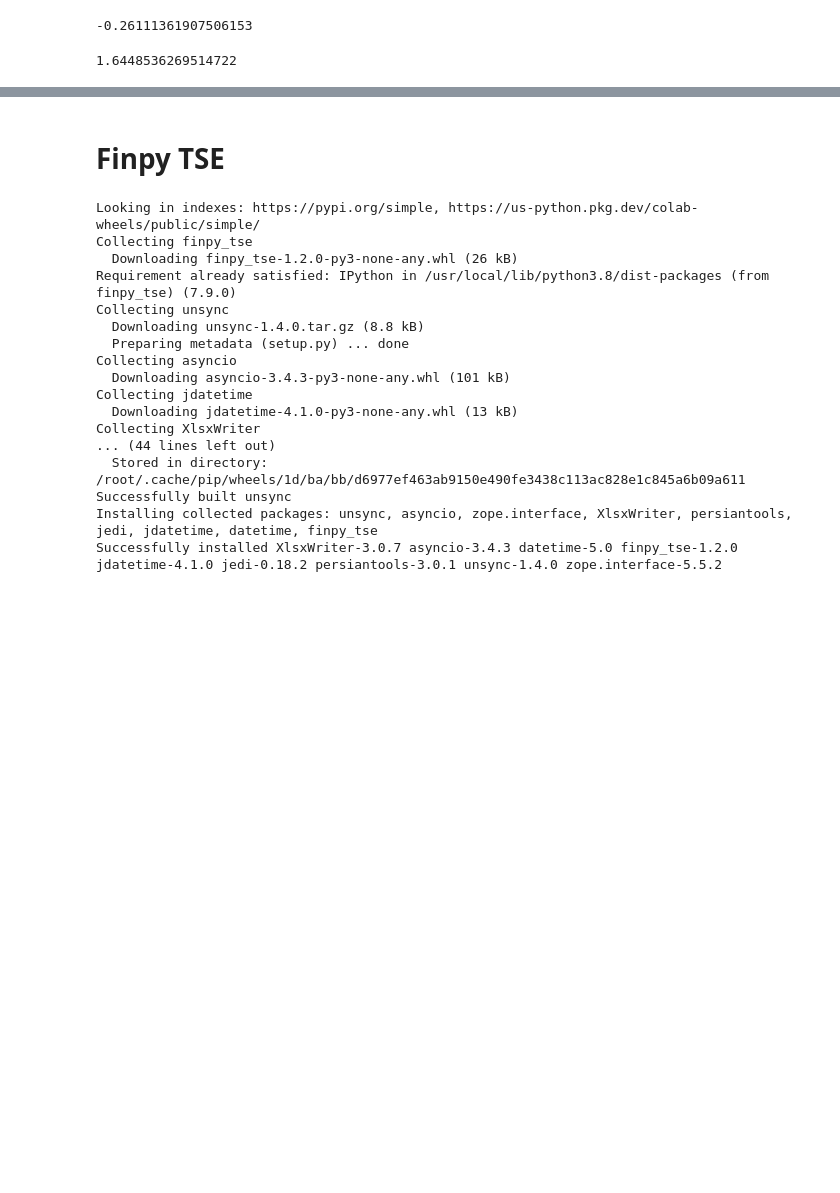
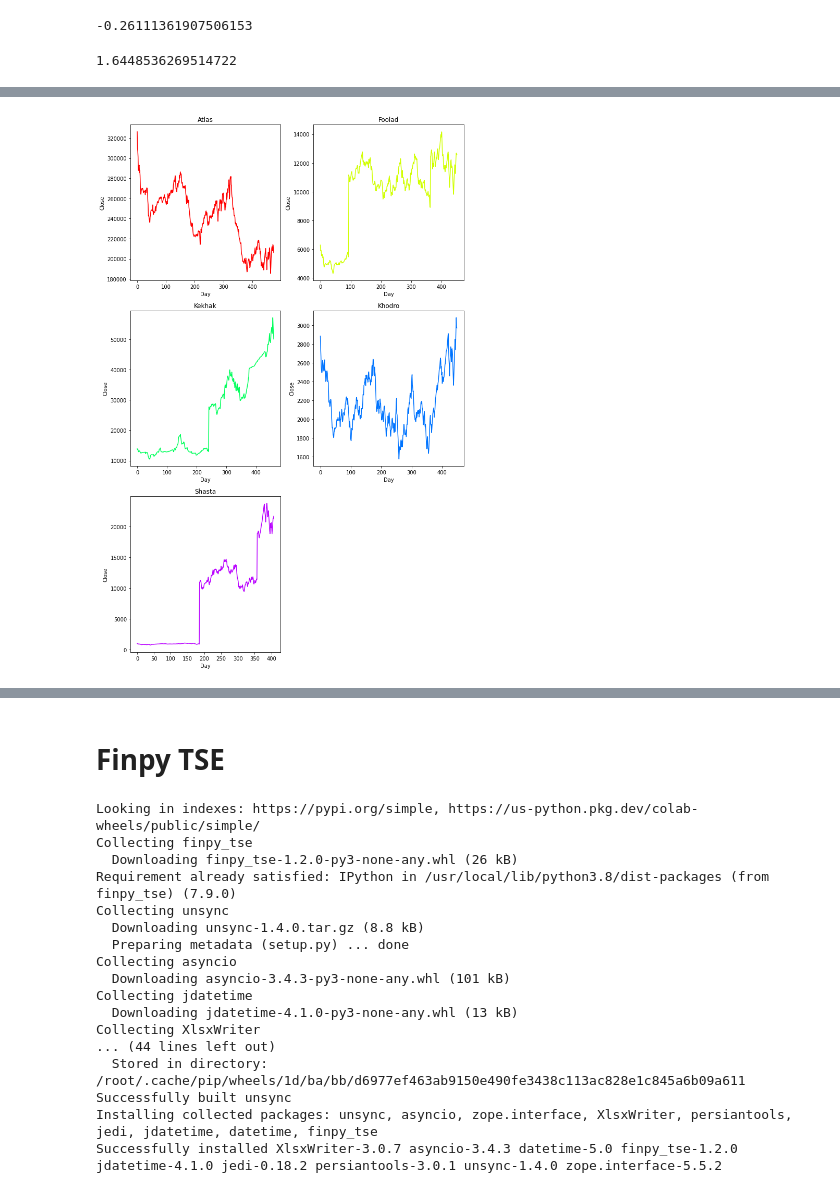
Before and after one commit to AUT-Student/SML-Project, a Jupyter notebook: SML_Project_Q1.ipynb, the cells around one changed output, grey strips where cells are left out. Cells and saved outputs as stored; diff of their text form; code cells hidden in the pictures; blank space fills up the shorter version.

Commit message:
Q1: Window Returns

```diff
--- a/SML_Project_Q1.ipynb
+++ b/SML_Project_Q1.ipynb
@@ -116,0 +101,14 @@ norm.ppf(1-0.05)
+# %%
+datasets = {
+    "Atlas": atlas_dataset,
+    "Foolad": foolad_dataset,
+    "Kekhak": kekhak_dataset,
+    "Khodro": khodro_dataset,
+    "Shasta": shasta_dataset
+}
+# %%
+for name in datasets:
+  dataset = datasets[name]
+  dataset["Return"] = dataset["<CLOSE>"].diff()/dataset["<CLOSE>"]
+  dataset = dataset[(dataset["<DTYYYYMMDD>"] >= 20210101) & (dataset["<DTYYYYMMDD>"] <= 20221230)]
+  datasets[name] = dataset
@@ -116,0 +131,8 @@ norm.ppf(1-0.05)
+# %%
+for name in datasets:
+  print(f"{name}")
+  dataset = datasets[name]
+  returns = dataset["Return"].values*100
+  print("Mean: ", np.mean(returns))
+  print("Var:", np.var(returns))
+  print("========")
@@ -116,0 +160,9 @@ norm.ppf(1-0.05)
+# %%
+for name in datasets:
+  print(f"{name}")
+  dataset = datasets[name]
+  returns = dataset["Return"].values*100
+  returns = returns[(returns<10) & (returns>-10)]
+  print("Mean: ", np.mean(returns))
+  print("Var:", np.var(returns))
+  print("========")
@@ -116,0 +190,15 @@ norm.ppf(1-0.05)
+# %%
+fig, ax = plt.subplots(3,2)
+colors = plt.cm.get_cmap("hsv", 6)
+for i, name in enumerate(datasets):
+  ax[i//2][i%2].plot(datasets[name]["<CLOSE>"].values, c=colors(i))
+  ax[i//2][i%2].set_title(name)
+  ax[i//2][i%2].set_xlabel("Day")
+  ax[i//2][i%2].set_ylabel("Close")
+
+fig.delaxes(ax[2][1])
+fig.set_size_inches(10, 15)
+fig.tight_layout()
+plt.show()
+# %% [output]
+[figure, added]
```
Also changed, not shown: parts of 25 cells of this notebook.
